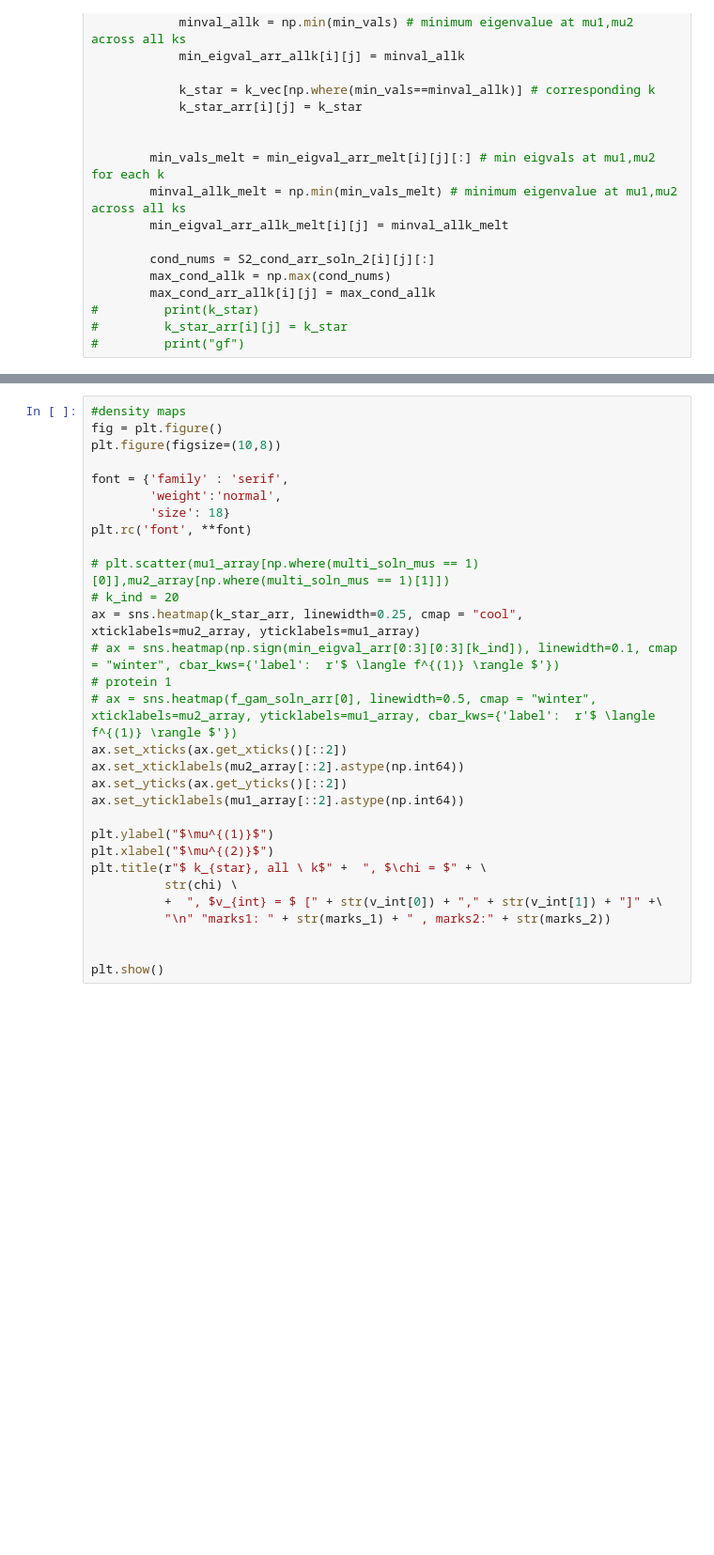
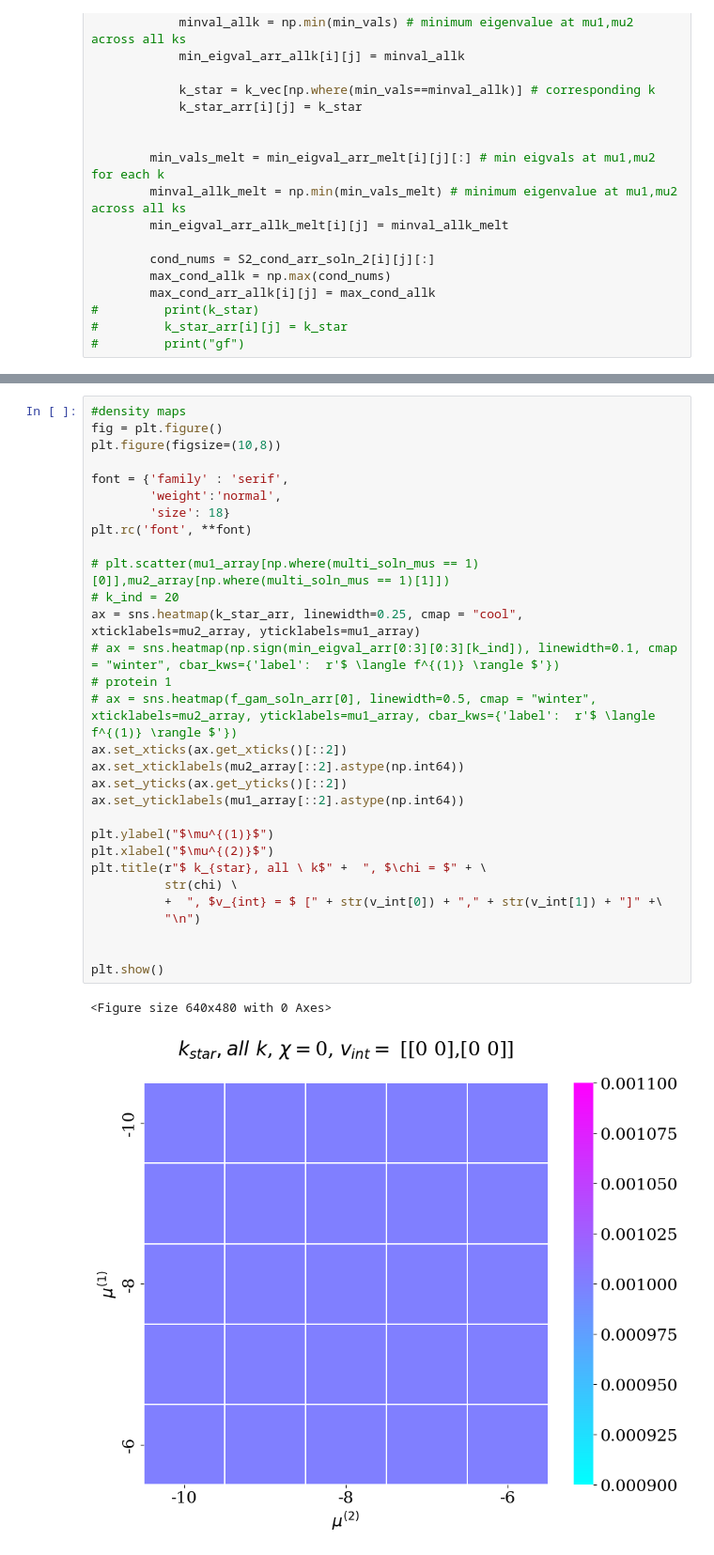
Before and after one commit to tmhabte/wlcsim_membrane, a Jupyter notebook: chrom_stab/chrom_stab_anal.ipynb, the cells around one changed output, grey strips where cells are left out. Shown at 94% size. Saved outputs shown, nothing was run; the diff lists cells and outputs as text; blank space fills up the shorter version.

```diff
--- a/chrom_stab/chrom_stab_anal.ipynb
+++ b/chrom_stab/chrom_stab_anal.ipynb
@@ -170,33 +207,36 @@ plt.show()
 # %%
 #density maps
 fig = plt.figure()
 plt.figure(figsize=(10,8))
 
 font = {'family' : 'serif',
         'weight':'normal',
         'size': 18}
 plt.rc('font', **font)
 
 # plt.scatter(mu1_array[np.where(multi_soln_mus == 1)[0]],mu2_array[np.where(multi_soln_mus == 1)[1]])
 # k_ind = 20
 ax = sns.heatmap(k_star_arr, linewidth=0.25, cmap = "cool", xticklabels=mu2_array, yticklabels=mu1_array)
 # ax = sns.heatmap(np.sign(min_eigval_arr[0:3][0:3][k_ind]), linewidth=0.1, cmap = "winter", cbar_kws={'label':  r'$ \langle f^{(1)} \rangle $'})
 # protein 1
 # ax = sns.heatmap(f_gam_soln_arr[0], linewidth=0.5, cmap = "winter", xticklabels=mu2_array, yticklabels=mu1_array, cbar_kws={'label':  r'$ \langle f^{(1)} \rangle $'})
 ax.set_xticks(ax.get_xticks()[::2])
 ax.set_xticklabels(mu2_array[::2].astype(np.int64))
 ax.set_yticks(ax.get_yticks()[::2])
 ax.set_yticklabels(mu1_array[::2].astype(np.int64))
 
 plt.ylabel("$\mu^{(1)}$")
 plt.xlabel("$\mu^{(2)}$")
 plt.title(r"$ k_{star}, all \ k$" +  ", $\chi = $" + \
           str(chi) \
           +  ", $v_{int} = $ [" + str(v_int[0]) + "," + str(v_int[1]) + "]" +\
-          "\n" "marks1: " + str(marks_1) + " , marks2:" + str(marks_2))
+          "\n")
 
 
 plt.show()
+# %% [output]
+<Figure size 640x480 with 0 Axes>
+[figure, added]
 # %%
 #density maps
 fig = plt.figure()
```
Also changed, not shown: parts of 4 cells of this notebook.
